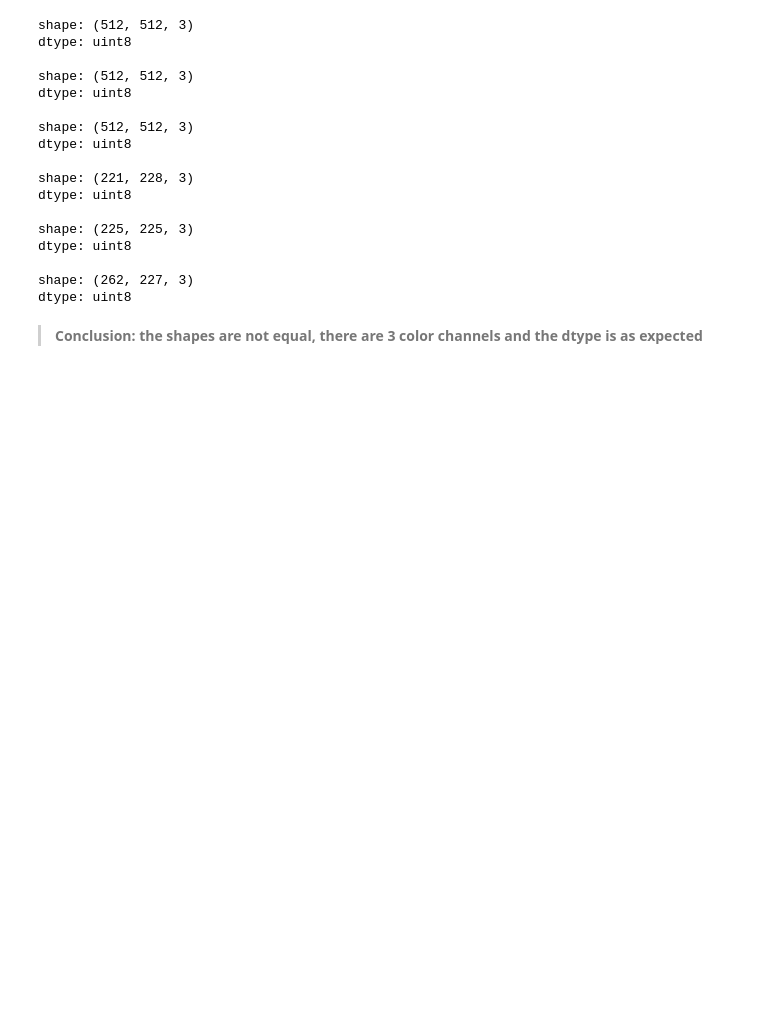
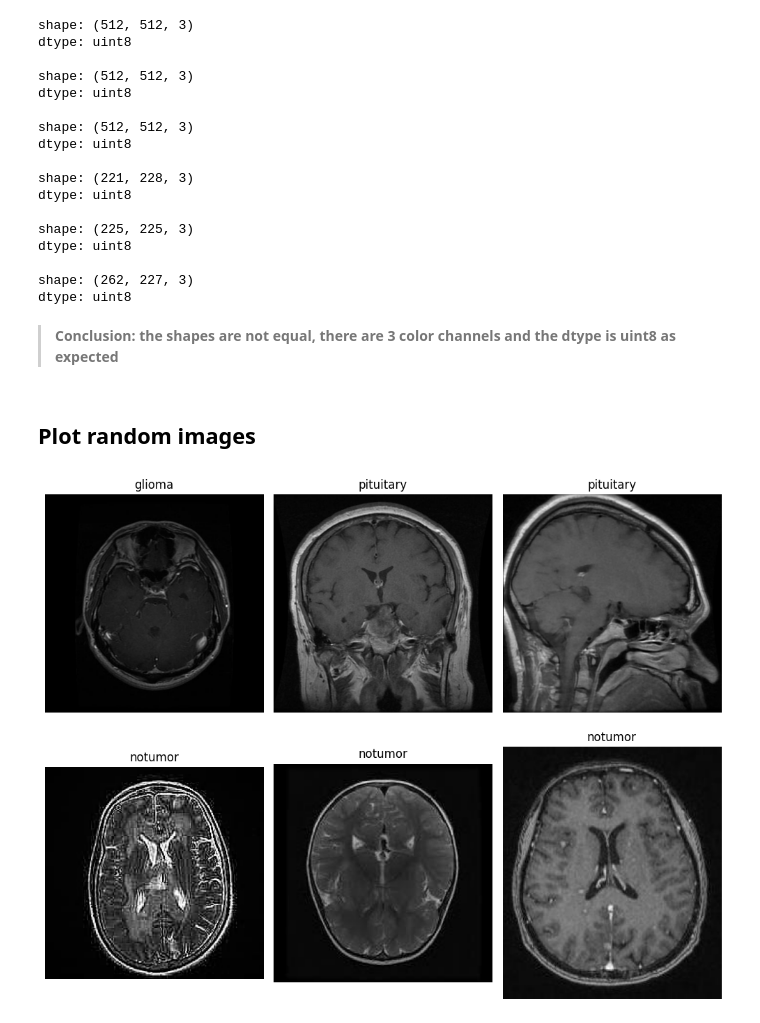
Before and after one commit to aviram421/mri-tumor-classification, a Jupyter notebook: mri-tumor-classification - EDA.ipynb, the cells around one changed output. Cells and saved outputs as stored; diff of their text form; code cells hidden in the pictures; blank space fills up the shorter version.

Commit message:
Show a batch of random training images

```diff
--- a/mri-tumor-classification - EDA.ipynb
+++ b/mri-tumor-classification - EDA.ipynb
@@ -73,10 +73,11 @@ Count of files in the testing subset: {'pituitary': 400, 'notumor': 400, 'mening
 > **Conclusion: the classes are well-balanced and the ratio is approximately 80:20 (train/test).**
 # %%
 random.seed(42)
+num_random_img = 6
 train_im_paths = [file for file in training_path.rglob('*') if file.is_file()]
 print(len(train_im_paths), '\n')
 
-random_train_img = random.sample(train_im_paths, 6)
+random_train_img = random.sample(train_im_paths, num_random_img)
 for img_path in random_train_img:
     print(img_path)
 # %% [output]
@@ -119,4 +120,19 @@ dtype: uint8
 shape: (262, 227, 3)
 dtype: uint8
 # %% [markdown]
-> **Conclusion: the shapes are not equal, there are 3 color channels and the dtype is as expected**
+> **Conclusion: the shapes are not equal, there are 3 color channels and the dtype is uint8 as expected**
+# %% [markdown]
+## Plot random images
+# %%
+plt.figure(figsize=(10, 8))
+for i, path in enumerate(random_train_img):
+    rand_img = cv2.imread(path)
+    plt.subplot(2, 3, i+1)
+    plt.imshow(cv2.cvtColor(rand_img, cv2.COLOR_BGR2RGB))
+    plt.title(path.parent.name)
+    plt.axis('off')
+
+plt.tight_layout()
+plt.show()
+# %% [output]
+[figure, added]
```
